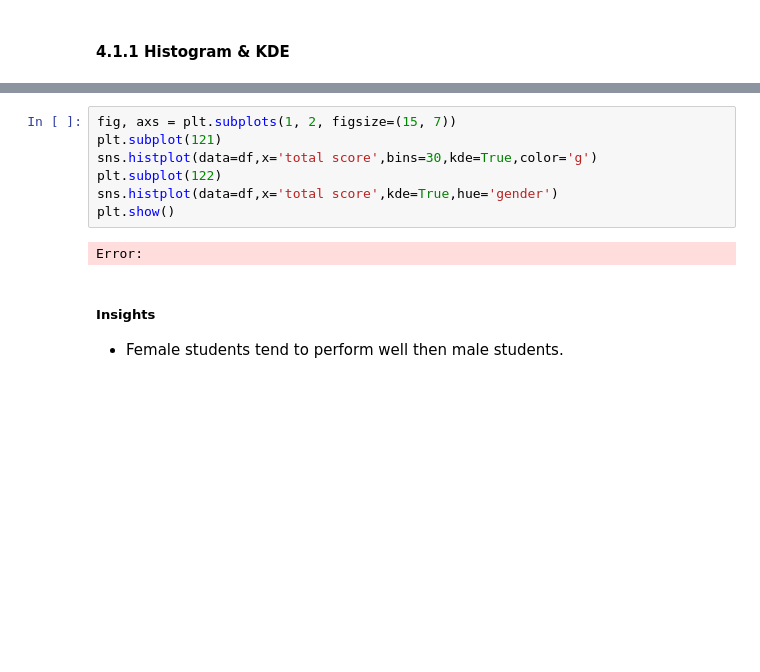
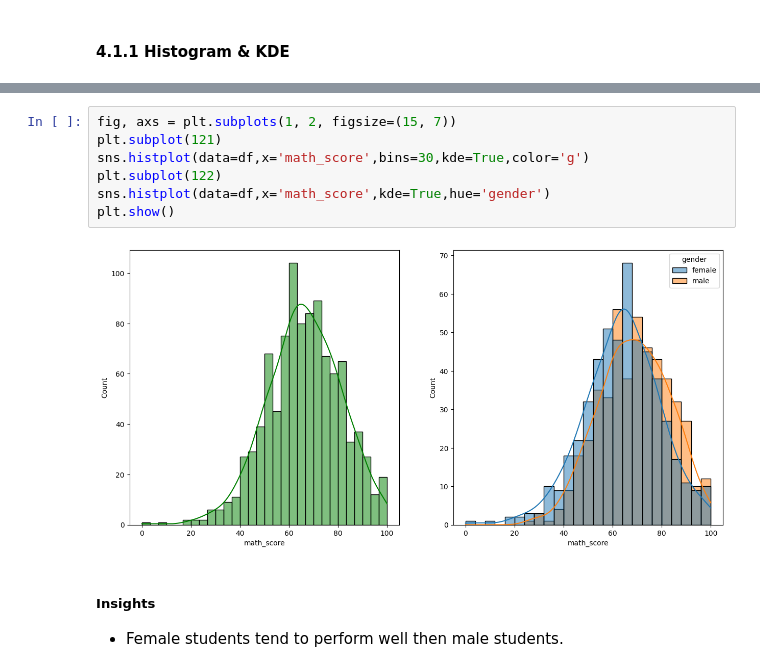
Before and after one commit to shehancode/MLproject, a Jupyter notebook: notebook/1 . EDA STUDENT PERFORMANCE .ipynb, the cells around one changed output, grey strips where cells are left out. Saved outputs shown, nothing was run; the diff lists cells and outputs as text; blank space fills up the shorter version.

Commit message:
Data Transformation done

```diff
--- a/notebook/1 . EDA STUDENT PERFORMANCE .ipynb
+++ b/notebook/1 . EDA STUDENT PERFORMANCE .ipynb
@@ -200,12 +259,12 @@ Error:
 # %%
 fig, axs = plt.subplots(1, 2, figsize=(15, 7))
 plt.subplot(121)
-sns.histplot(data=df,x='total score',bins=30,kde=True,color='g')
+sns.histplot(data=df,x='math_score',bins=30,kde=True,color='g')
 plt.subplot(122)
-sns.histplot(data=df,x='total score',kde=True,hue='gender')
+sns.histplot(data=df,x='math_score',kde=True,hue='gender')
 plt.show()
 # %% [output]
-Error:
+[figure, added]
 # %% [markdown]
 #####  Insights
 - Female students tend to perform well then male students.
```
Also changed, not shown: parts of 36 cells of this notebook, 6 other files.
